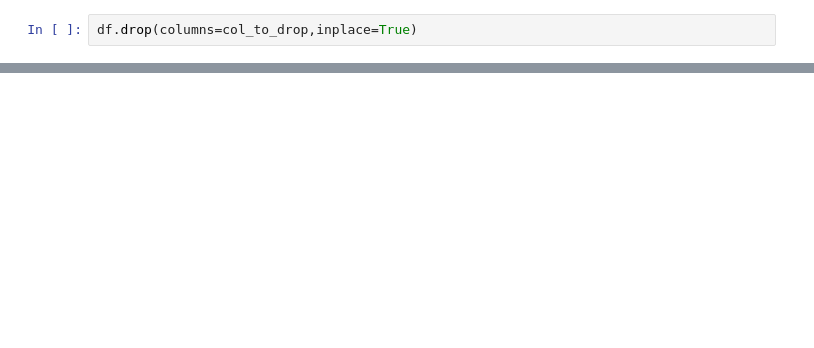
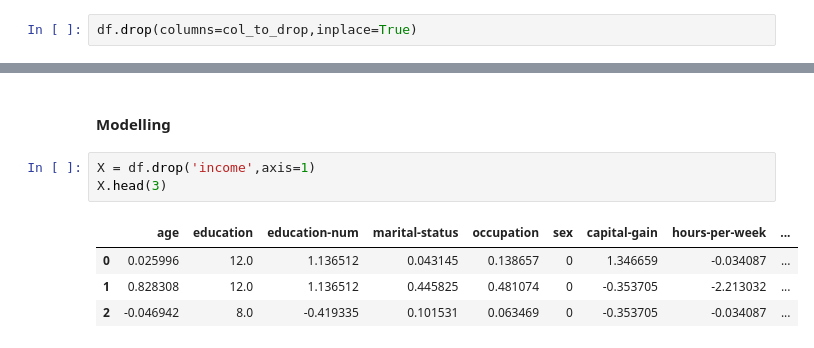
Before and after one commit to MarcusO17/6006CEM-ML, a Jupyter notebook: src/Task 2/main.ipynb, the cells around one changed output, grey strips where cells are left out. Saved outputs shown, nothing was run; the diff lists cells and outputs as text; blank space fills up the shorter version.

```diff
--- a/src/Task 2/main.ipynb
+++ b/src/Task 2/main.ipynb
@@ -473,0 +502,10 @@ plt.show()
+# %% [markdown]
+#### Modelling
+# %%
+X = df.drop('income',axis=1)
+X.head(3)
+# %% [output]
+|  | age | education | education-num | marital-status | occupation | sex | capital-gain | hours-per-week | ... |
+| 0 | 0.025996 | 12.0 | 1.136512 | 0.043145 | 0.138657 | 0 | 1.346659 | -0.034087 | ... |
+| 1 | 0.828308 | 12.0 | 1.136512 | 0.445825 | 0.481074 | 0 | -0.353705 | -2.213032 | ... |
+| 2 | -0.046942 | 8.0 | -0.419335 | 0.101531 | 0.063469 | 0 | -0.353705 | -0.034087 | ... |
```
Also changed, not shown: parts of 21 cells of this notebook, 1 other file.
